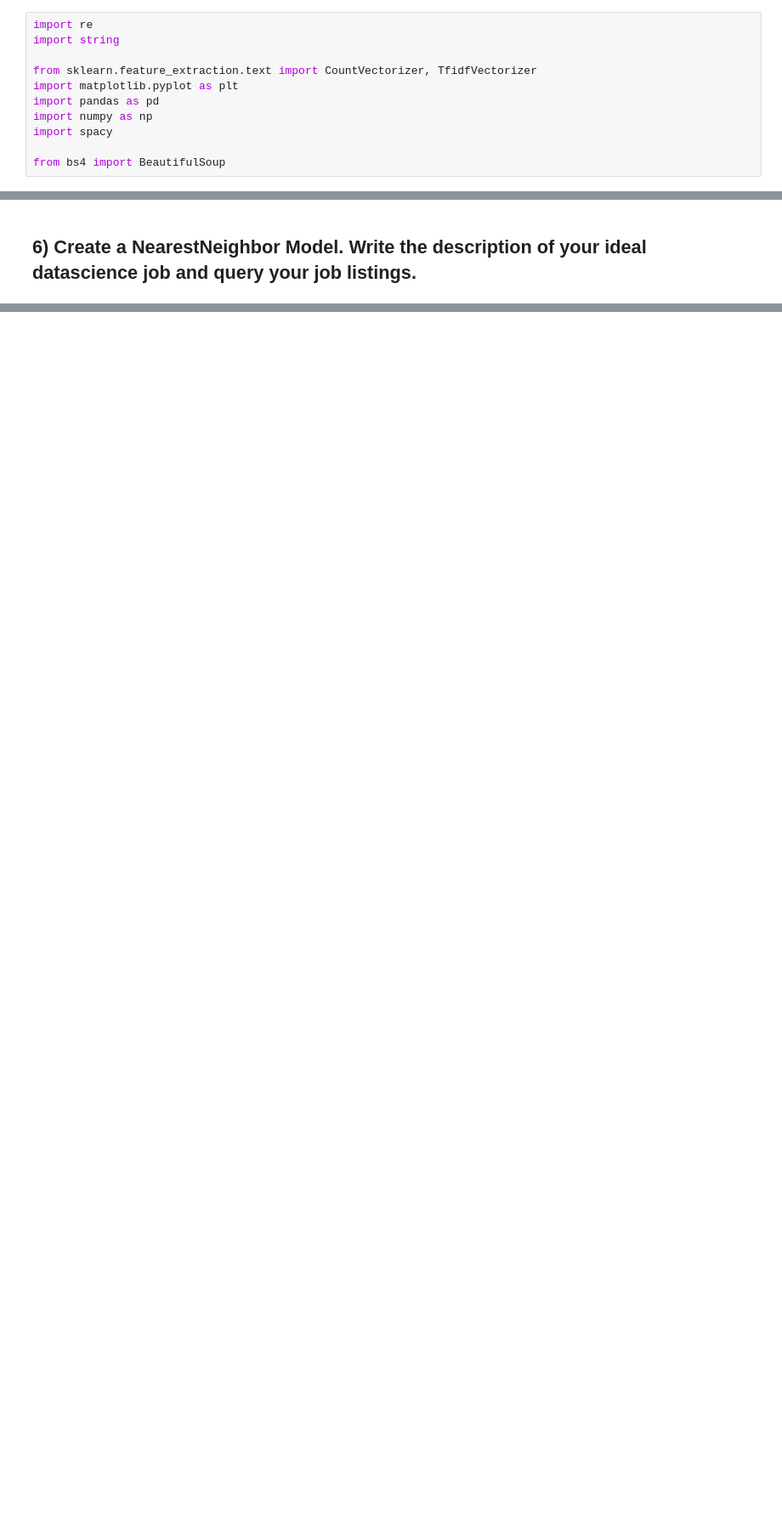
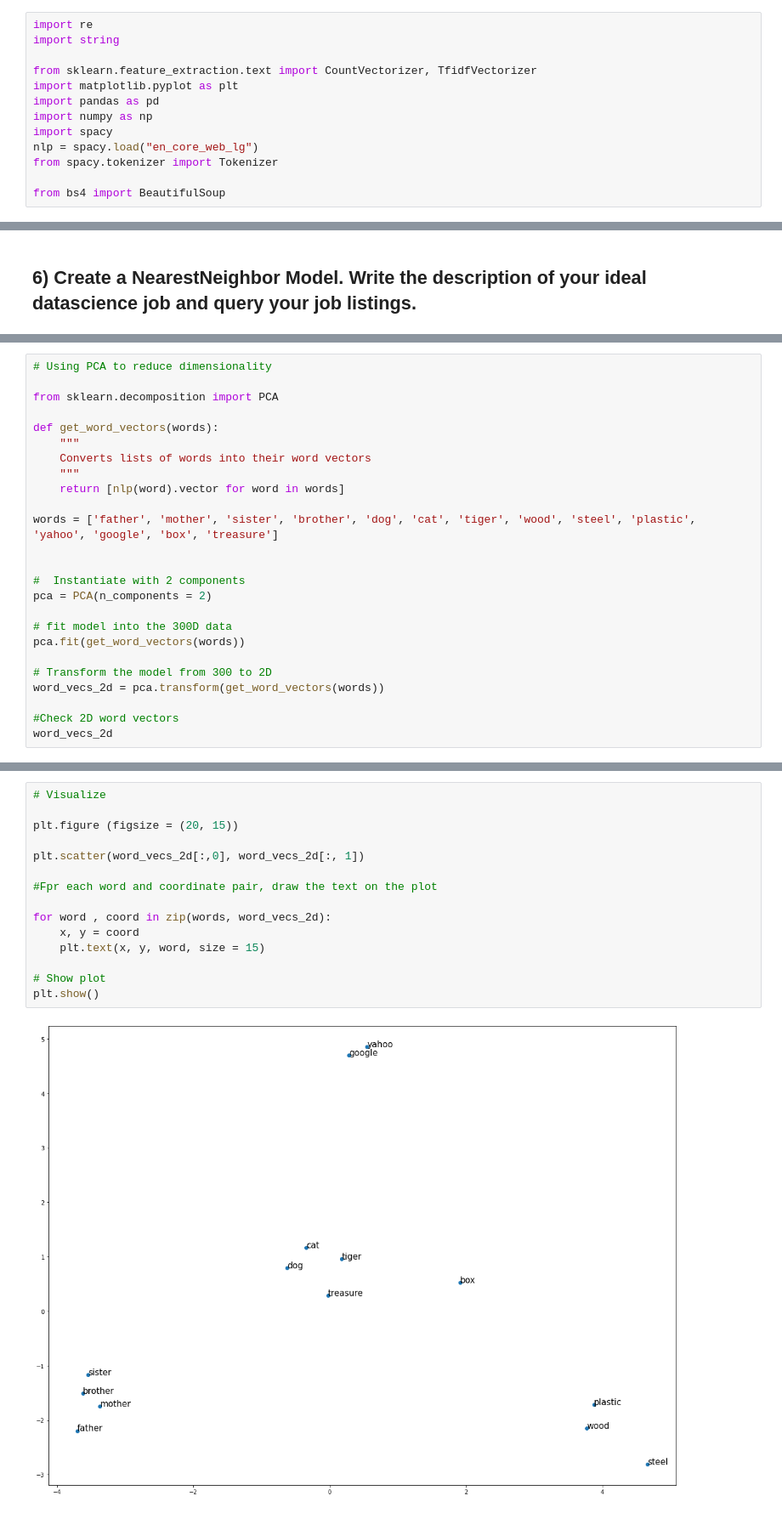
Before and after one commit to JenBanks8585/DS-Unit-4-Sprint-1-NLP, a Jupyter notebook: module2-vector-representations/LS_DS_412_Vector_Representations_Assignment.ipynb, the cells around one changed output, grey strips where cells are left out. Shown at 85% size. Drawn from its saved outputs; the diff is of its cells as text; blank space fills up the shorter version.

```diff
--- a/module2-vector-representations/LS_DS_412_Vector_Representations_Assignment.ipynb
+++ b/module2-vector-representations/LS_DS_412_Vector_Representations_Assignment.ipynb
@@ -13,6 +13,8 @@ import matplotlib.pyplot as plt
 import pandas as pd
 import numpy as np
 import spacy
+nlp = spacy.load("en_core_web_lg")
+from spacy.tokenizer import Tokenizer
 
 from bs4 import BeautifulSoup
 # %% [markdown]
@@ -52,0 +423,25 @@ raise Exception("\nThis task is not complete. \nReplace this line with your code
+# %%
+# Using PCA to reduce dimensionality
+
+from sklearn.decomposition import PCA
+
+def get_word_vectors(words):
+    """
+    Converts lists of words into their word vectors
+    """
+    return [nlp(word).vector for word in words]
+
+words = ['father', 'mother', 'sister', 'brother', 'dog', 'cat', 'tiger', 'wood', 'steel', 'plastic', 'yahoo', 'google', 'box', 'treasure']
+
+
+#  Instantiate with 2 components
+pca = PCA(n_components = 2)
+
+# fit model into the 300D data
+pca.fit(get_word_vectors(words))
+
+# Transform the model from 300 to 2D
+word_vecs_2d = pca.transform(get_word_vectors(words))
+
+#Check 2D word vectors
+word_vecs_2d
@@ -52,0 +463,17 @@ raise Exception("\nThis task is not complete. \nReplace this line with your code
+# %%
+# Visualize
+
+plt.figure (figsize = (20, 15))
+
+plt.scatter(word_vecs_2d[:,0], word_vecs_2d[:, 1])
+
+#Fpr each word and coordinate pair, draw the text on the plot
+
+for word , coord in zip(words, word_vecs_2d):
+    x, y = coord
+    plt.text(x, y, word, size = 15)
+
+# Show plot
+plt.show()
+# %% [output]
+[figure, added]
```
Also changed, not shown: parts of 45 cells of this notebook.
